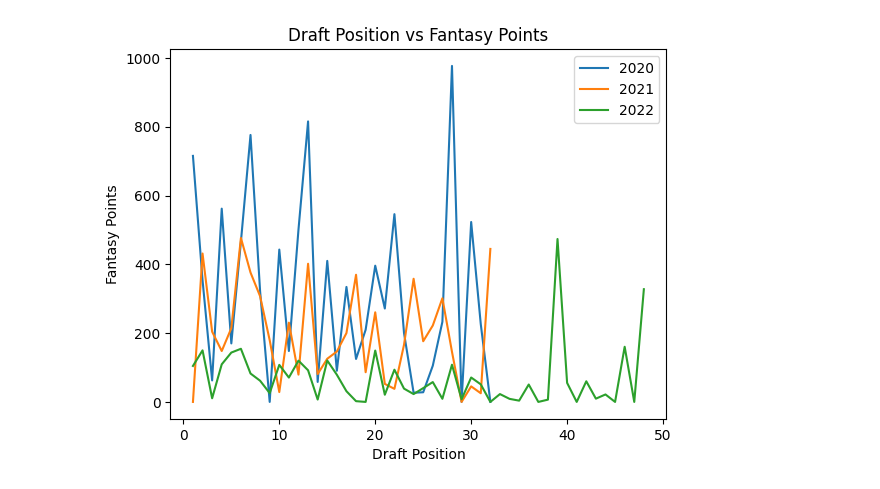
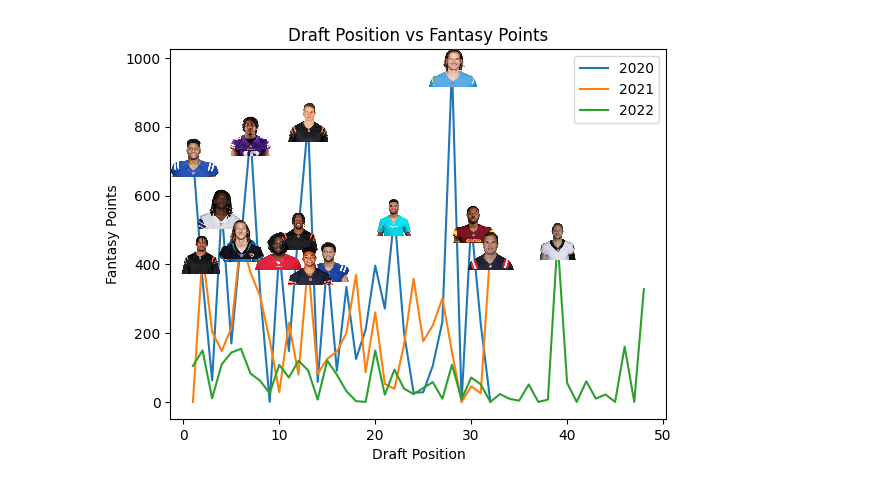
Before and after one commit to spbirus/dynasty_draft_rankings, a Jupyter notebook: rankings.ipynb, the cells around one changed output. Cells and saved outputs as stored; diff of their text form; code cells hidden in the pictures.

Commit message:
Include pictures of highest scoring players

```diff
--- a/rankings.ipynb
+++ b/rankings.ipynb
@@ -75,24 +75,55 @@ def get_draft_data(player_names, player_data):
 get_draft_data(draft_2020_names, draft_2020_data)
 get_draft_data(draft_2021_names, draft_2021_data)
 get_draft_data(draft_2022_names, draft_2022_data)
-# %%
-# plot the data
-def plot_draft_pos_data(data, year):
-    x = []
-    y = []
-    for d in data:
-        x.append(d['draft_pos'])
-        y.append(d['total_fpts'])
-    plt.plot(x, y, label=year)
-    plt.xlabel('Draft Position')
-    plt.ylabel('Fantasy Points')
-    plt.title('Draft Position vs Fantasy Points')
-    plt.legend()
-
-plot_draft_pos_data(draft_2020_data, '2020')
-plot_draft_pos_data(draft_2021_data, '2021')
-plot_draft_pos_data(draft_2022_data, '2022')
-
-plt.show()
-# %% [output]
-[figure, removed]
+# %%
+# plot the data
+from matplotlib.offsetbox import OffsetImage, AnnotationBbox
+import numpy as np
+import PIL
+import urllib
+
+def imscatter(x, y, image, ax=None, zoom=1):
+    if ax is None:
+        ax = plt.gca()
+    try:
+        image = plt.imread(image)
+    except TypeError:
+        # Likely already an array...
+        pass
+    im = OffsetImage(image, zoom=zoom)
+    x, y = np.atleast_1d(x, y)
+    artists = []
+    for x0, y0 in zip(x, y):
+        ab = AnnotationBbox(im, (x0, y0), xycoords='data', frameon=False)
+        artists.append(ax.add_artist(ab))
+    ax.update_datalim(np.column_stack([x, y]))
+    ax.autoscale()
+    return artists
+
+fig, ax = plt.subplots()
+def plot_draft_pos_data(data, year):
+    x = []
+    y = []
+    for d in data:
+        x.append(d['draft_pos'])
+        y.append(d['total_fpts'])
+
+        if d['total_fpts'] > 400:
+            url = 'https://sleepercdn.com/content/nfl/players/{}.jpg'.format(d['id'])
+            image = PIL.Image.open(urllib.request.urlopen(url))
+            image.save('images/{}.png'.format(d['id']))
+            imscatter(d['draft_pos'], d['total_fpts'], 'images/{}.png'.format(d['id']), zoom=0.15, ax=ax)
+
+    ax.plot(x, y, label=year)
+    plt.xlabel('Draft Position')
+    plt.ylabel('Fantasy Points')
+    plt.title('Draft Position vs Fantasy Points')
+    plt.legend()
+
+plot_draft_pos_data(draft_2020_data, '2020')
+plot_draft_pos_data(draft_2021_data, '2021')
+plot_draft_pos_data(draft_2022_data, '2022')
+
+plt.show()
+# %% [output]
+[figure, added]
```
Also changed, not shown: 16 other files.
